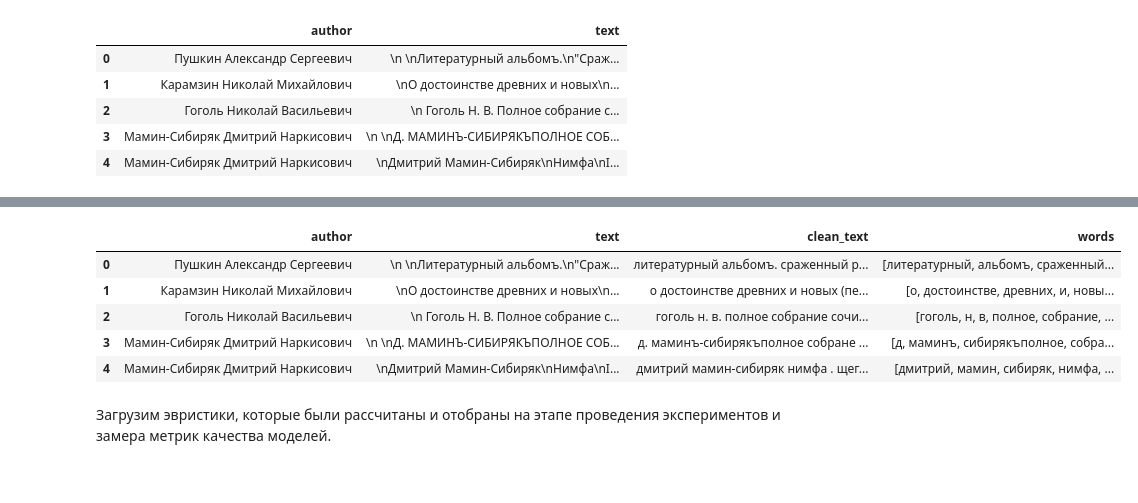
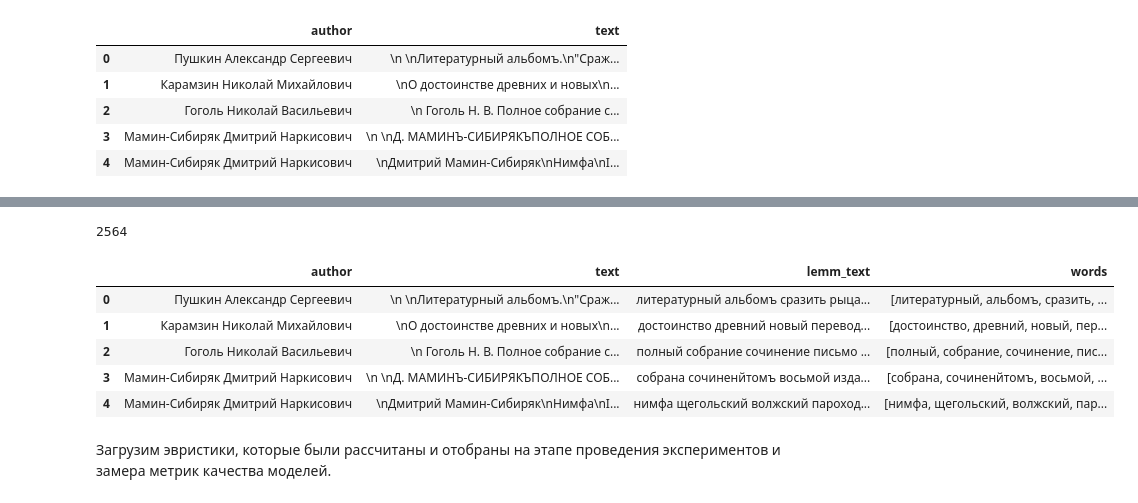
Before and after one commit to DAChernikov/AuthDef_group_project, a Jupyter notebook: notebooks/baseline_pipeline.ipynb, the cells around one changed output, grey strips where cells are left out. Saved outputs shown, nothing was run; the diff lists cells and outputs as text; code cells hidden in the pictures.

```diff
--- a/notebooks/baseline_pipeline.ipynb
+++ b/notebooks/baseline_pipeline.ipynb
@@ -15,0 +19,3 @@ df.head(5)
+# %%
+df_lemm = pd.read_csv('lemm_texts.csv')
+df_lemm.head()
@@ -15,0 +29,3 @@ df.head(5)
+# %%
+df['lemm_text'] = df_lemm['lemm_text']
+df.head()
@@ -16 +39,8 @@ df.head(5)
+# %%
+# Удаление невалидной записи с английским текстом
+df = df.drop(index=1918)
+df = df.reset_index(drop=True)
+len(df)
+# %% [output]
+2564
 # %%
@@ -30,18 +49,16 @@ def words_list(x):
   # Подсчёт слов в тексте
   words = re.findall(r'\b\w+\b', x)
   return [w.lower() for w in words]
-# %%
-df['clean_text'] = df['text'].apply(clean_df)
 # %%
-df['words'] = df['clean_text'].apply(words_list)
+df['words'] = df['lemm_text'].apply(words_list)
 df.head(5)
 # %% [output]
-|  | author | text | clean_text | words |
-| 0 | Пушкин Александр Сергеевич | \n \nЛитературный альбомъ.\n"Сраж... | литературный альбомъ. сраженный р... | [литературный, альбомъ, сраженный... |
-| 1 | Карамзин Николай Михайлович | \nО достоинстве древних и новых\n... | о достоинстве древних и новых (пе... | [о, достоинстве, древних, и, новы... |
-| 2 | Гоголь Николай Васильевич | \n Гоголь Н. В. Полное собрание с... | гоголь н. в. полное собрание сочи... | [гоголь, н, в, полное, собрание, ... |
-| 3 | Мамин-Сибиряк Дмитрий Наркисович | \n \nД. МАМИНЪ-СИБИРЯКЪПОЛНОЕ СОБ... | д. маминъ-сибирякъполное собране ... | [д, маминъ, сибирякъполное, собра... |
-| 4 | Мамин-Сибиряк Дмитрий Наркисович | \nДмитрий Мамин-Сибиряк\nНимфа\nI... | дмитрий мамин-сибиряк нимфа . щег... | [дмитрий, мамин, сибиряк, нимфа, ... |
+|  | author | text | lemm_text | words |
+| 0 | Пушкин Александр Сергеевич | \n \nЛитературный альбомъ.\n"Сраж... | литературный альбомъ сразить рыца... | [литературный, альбомъ, сразить, ... |
+| 1 | Карамзин Николай Михайлович | \nО достоинстве древних и новых\n... | достоинство древний новый перевод... | [достоинство, древний, новый, пер... |
+| 2 | Гоголь Николай Васильевич | \n Гоголь Н. В. Полное собрание с... | полный собрание сочинение письмо ... | [полный, собрание, сочинение, пис... |
+| 3 | Мамин-Сибиряк Дмитрий Наркисович | \n \nД. МАМИНЪ-СИБИРЯКЪПОЛНОЕ СОБ... | собрана сочиненйтомъ восьмой изда... | [собрана, сочиненйтомъ, восьмой, ... |
+| 4 | Мамин-Сибиряк Дмитрий Наркисович | \nДмитрий Мамин-Сибиряк\nНимфа\nI... | нимфа щегольский волжский пароход... | [нимфа, щегольский, волжский, пар... |
 # %% [markdown]
 Загрузим эвристики, которые были рассчитаны и отобраны на этапе проведения экспериментов и замера метрик качества моделей.
 # %%
```
Also changed, not shown: parts of 24 cells of this notebook.
